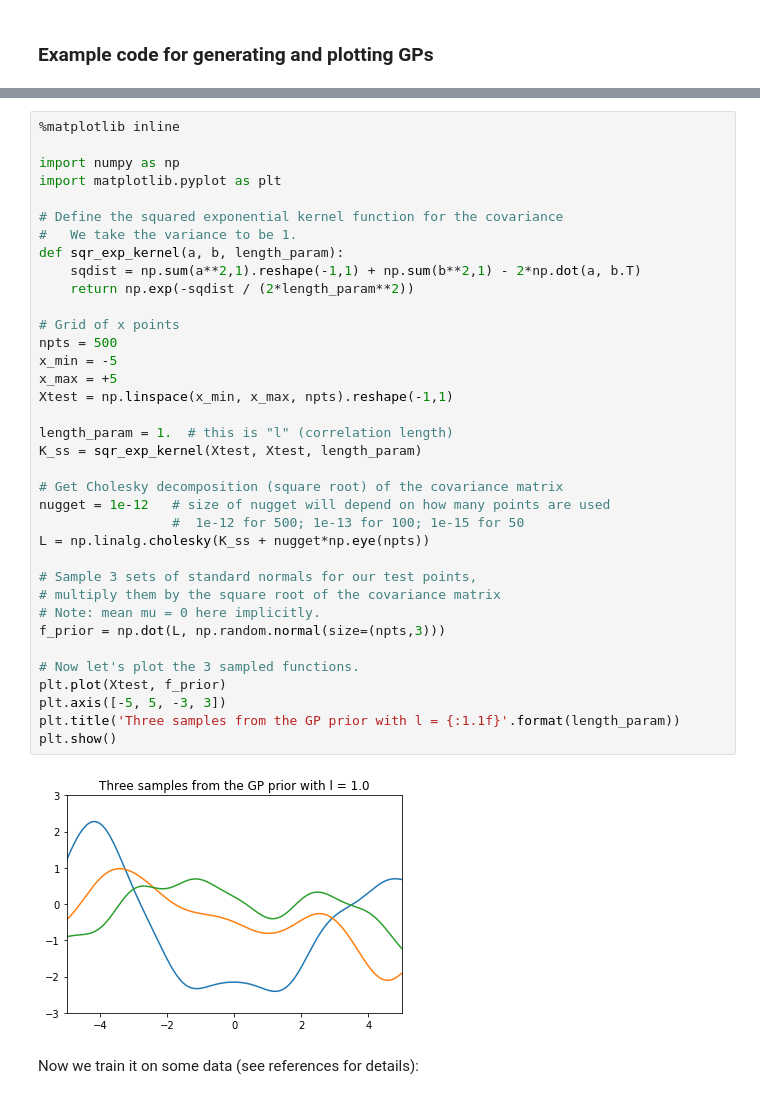
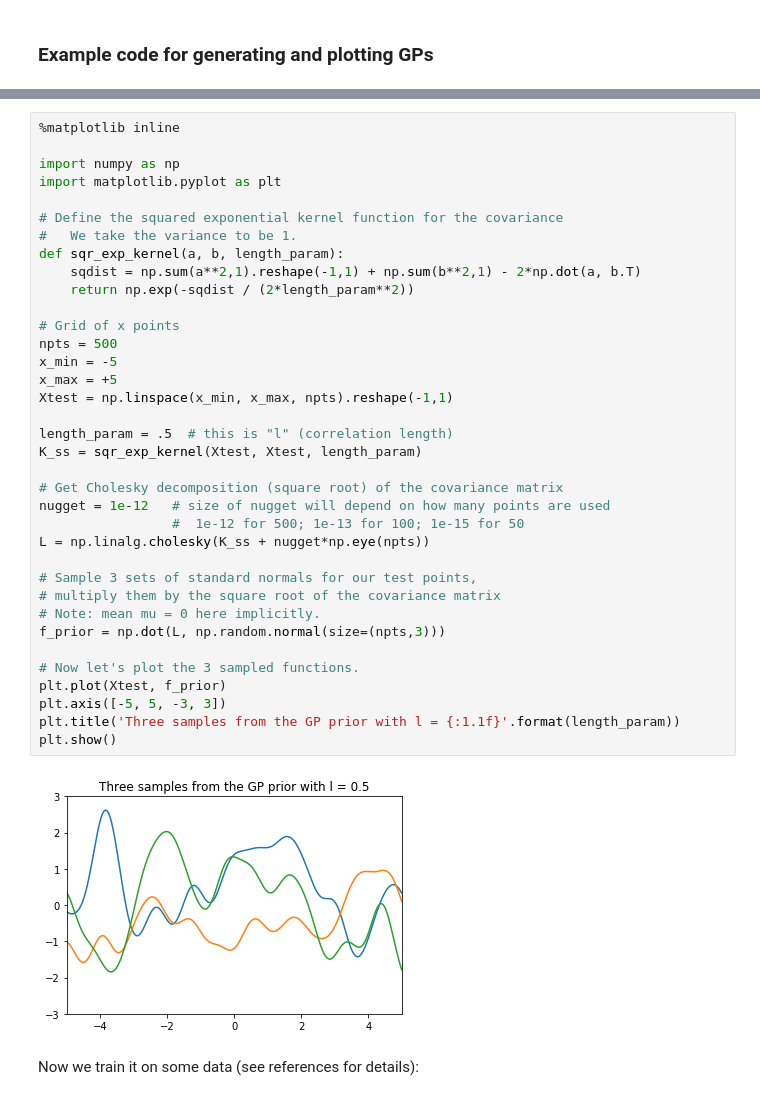
Before and after one commit to furnstahl/Bayes_for_physicists, a Jupyter notebook: Bayesian_Statistics_for_Physicists/Bayesian_statistics_for_physicists_v3.ipynb, the cells around one changed output, grey strips where cells are left out. Drawn from its saved outputs; the diff is of its cells as text.

```diff
--- a/Bayesian_Statistics_for_Physicists/Bayesian_statistics_for_physicists_v3.ipynb
+++ b/Bayesian_Statistics_for_Physicists/Bayesian_statistics_for_physicists_v3.ipynb
@@ -862,35 +869,35 @@ import matplotlib.pyplot as plt
 # Define the squared exponential kernel function for the covariance
 #   We take the variance to be 1.
 def sqr_exp_kernel(a, b, length_param):
     sqdist = np.sum(a**2,1).reshape(-1,1) + np.sum(b**2,1) - 2*np.dot(a, b.T)
     return np.exp(-sqdist / (2*length_param**2))
 
 # Grid of x points
 npts = 500
 x_min = -5
 x_max = +5
 Xtest = np.linspace(x_min, x_max, npts).reshape(-1,1)
 
-length_param = 1.  # this is "l" (correlation length)
+length_param = .5  # this is "l" (correlation length)
 K_ss = sqr_exp_kernel(Xtest, Xtest, length_param)
 
 # Get Cholesky decomposition (square root) of the covariance matrix
 nugget = 1e-12   # size of nugget will depend on how many points are used
                  #  1e-12 for 500; 1e-13 for 100; 1e-15 for 50
 L = np.linalg.cholesky(K_ss + nugget*np.eye(npts))
 
 # Sample 3 sets of standard normals for our test points,
 # multiply them by the square root of the covariance matrix
 # Note: mean mu = 0 here implicitly.
 f_prior = np.dot(L, np.random.normal(size=(npts,3)))
 
 # Now let's plot the 3 sampled functions.
 plt.plot(Xtest, f_prior)
 plt.axis([-5, 5, -3, 3])
 plt.title('Three samples from the GP prior with l = {:1.1f}'.format(length_param))
 plt.show()
 # %% [output]
-[figure, old version]
+[figure, new version]
 # %% [markdown]
 Now we train it on some data (see references for details):
 # %%
```
Also changed, not shown: parts of 9 cells of this notebook, 7 other files.
